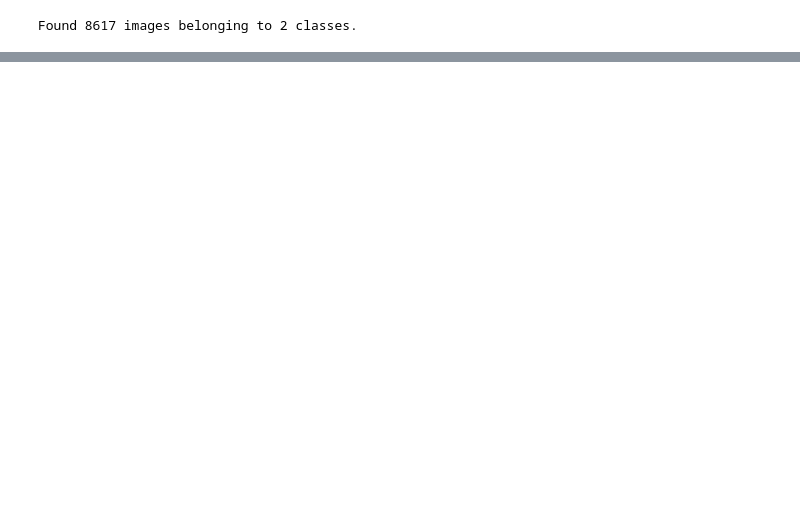
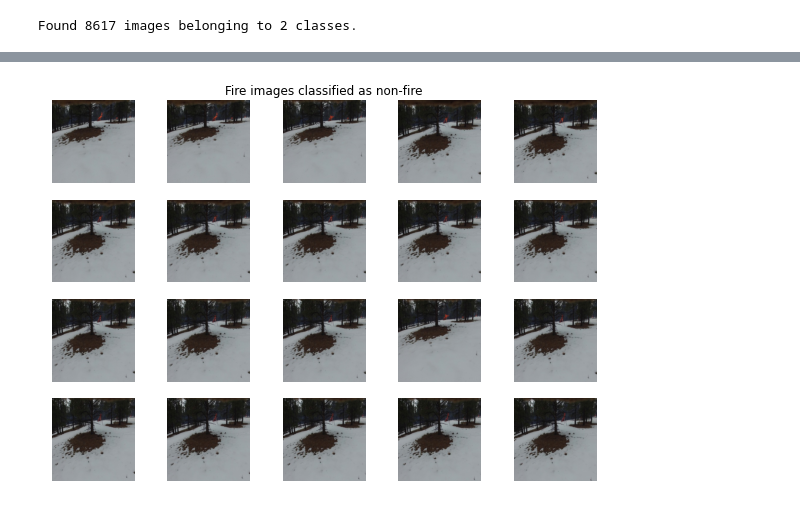
Before and after one commit to EmmanuelABonsu/CE888, a Jupyter notebook: src/project/evaluate.ipynb, the cells around one changed output, grey strips where cells are left out. Saved outputs shown, nothing was run; the diff lists cells and outputs as text; code cells hidden in the pictures; blank space fills up the shorter version.

```diff
--- a/src/project/evaluate.ipynb
+++ b/src/project/evaluate.ipynb
@@ -51,0 +85,32 @@ print(confusionMatrix)
+# %%
+# Lists for missed fire images and missed non-fire images
+msd_fire = []
+msd_nofire = []
+
+# Iterating through all the batches
+for j in range(31):
+    img, label = test_generator[j]
+    pred = np.round(model.predict(img)).flatten()
+    bool_list = label == pred
+
+    # bool_list is False when there is misclassification
+    for i, e in enumerate(bool_list):
+        if e == False:
+
+            # separating labels (fire and non-fire)
+            if label[i] == 0:
+                msd_fire.append(img[i])
+            else:
+                msd_nofire.append(img[i])
+# %%
+fig = plt.figure(figsize=(10, 7))
+plt.title('Fire images classified as non-fire')
+plt.axis('off')
+for i, img_i in enumerate(msd_fire):
+    if i >= 20:
+      break
+    ax = fig.add_subplot(4, 5, i+1)
+    ax.imshow(img_i)
+    ax.axis('off')
+# %% [output]
+[figure, added]
```
Also changed, not shown: parts of 9 cells of this notebook.
